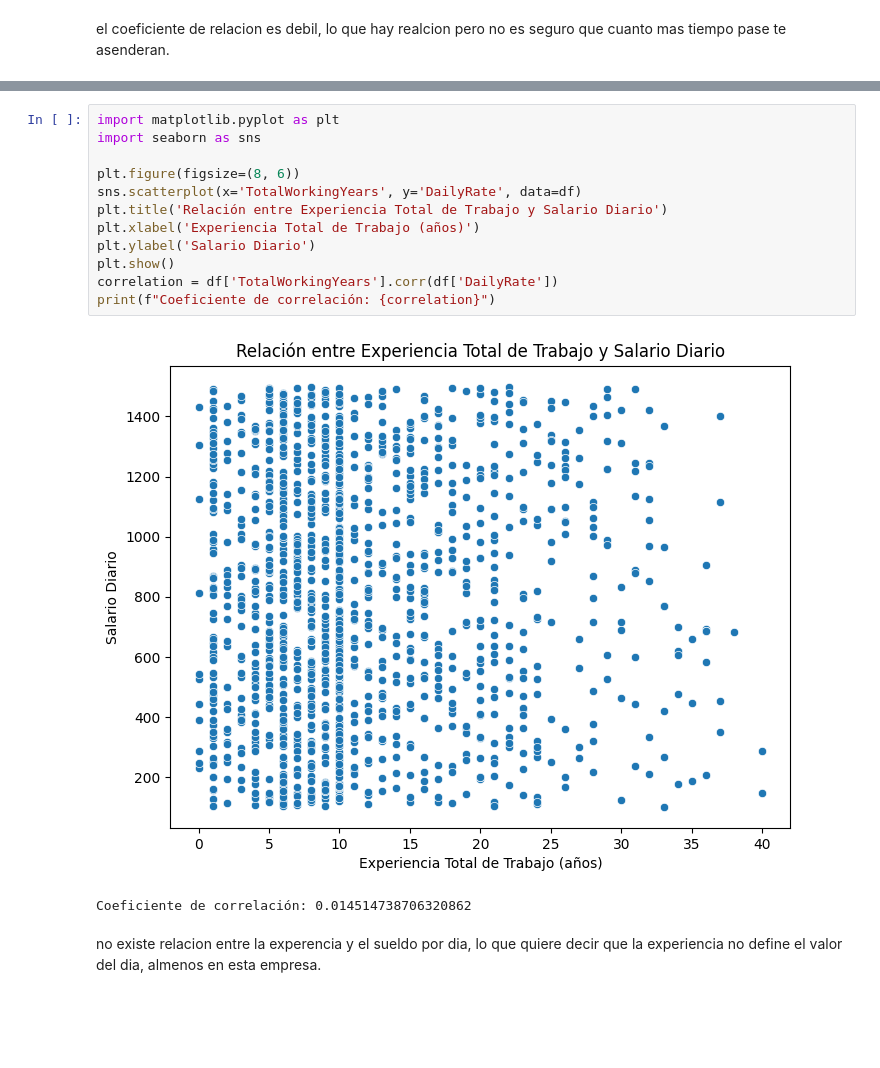
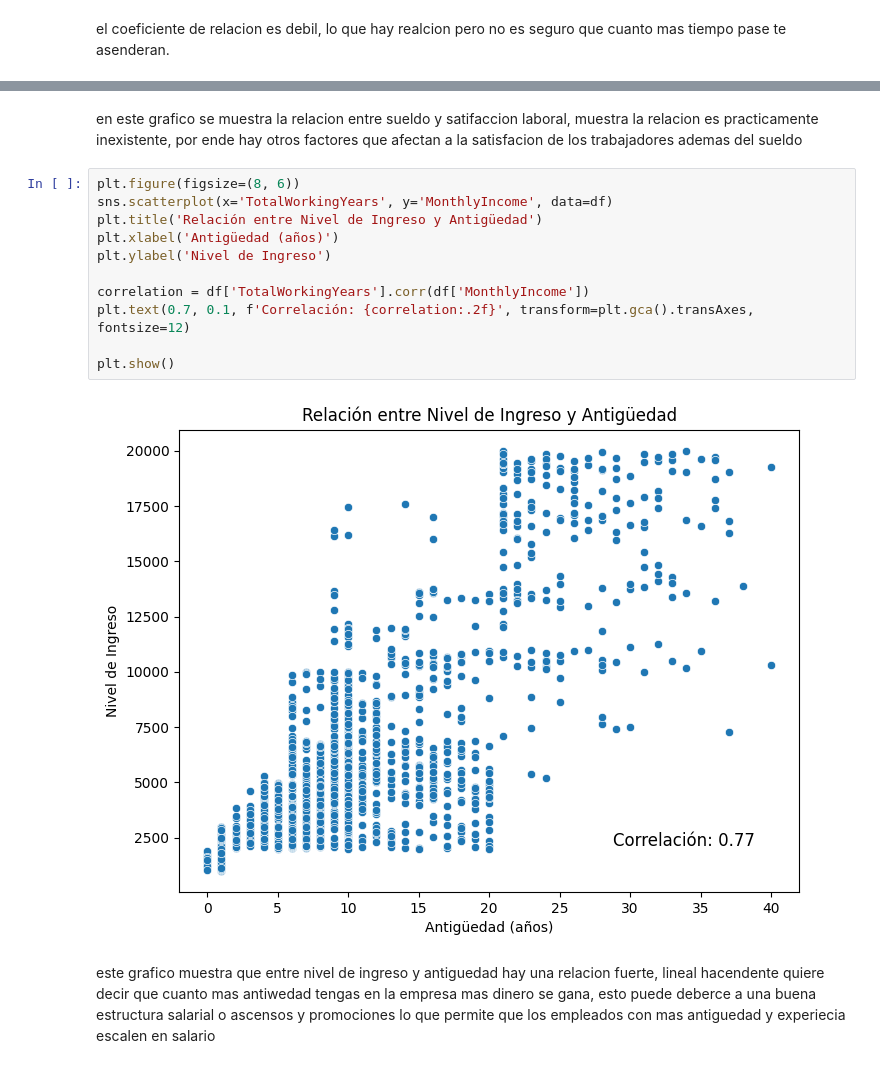
Before and after one commit to glYohanny/evaluacion_1_, a Jupyter notebook: evaluacion.ipynb, the cells around one changed output, grey strips where cells are left out. Saved outputs shown, nothing was run; the diff lists cells and outputs as text; blank space fills up the shorter version.

```diff
--- a/evaluacion.ipynb
+++ b/evaluacion.ipynb
@@ -237,17 +413,17 @@ el coeficiente de relacion es debil, lo que hay realcion pero no es seguro que c
+# %% [markdown]
+en este grafico se muestra la relacion entre sueldo y satifaccion laboral, muestra la relacion es practicamente inexistente, por ende hay otros factores que afectan a la satisfacion de los trabajadores ademas del sueldo
 # %%
-import matplotlib.pyplot as plt
-import seaborn as sns
+plt.figure(figsize=(8, 6))
+sns.scatterplot(x='TotalWorkingYears', y='MonthlyIncome', data=df)
+plt.title('Relación entre Nivel de Ingreso y Antigüedad')
+plt.xlabel('Antigüedad (años)')
+plt.ylabel('Nivel de Ingreso')
 
-plt.figure(figsize=(8, 6))
-sns.scatterplot(x='TotalWorkingYears', y='DailyRate', data=df)
-plt.title('Relación entre Experiencia Total de Trabajo y Salario Diario')
-plt.xlabel('Experiencia Total de Trabajo (años)')
-plt.ylabel('Salario Diario')
+correlation = df['TotalWorkingYears'].corr(df['MonthlyIncome'])
+plt.text(0.7, 0.1, f'Correlación: {correlation:.2f}', transform=plt.gca().transAxes, fontsize=12)
+
 plt.show()
-correlation = df['TotalWorkingYears'].corr(df['DailyRate'])
-print(f"Coeficiente de correlación: {correlation}")
 # %% [output]
-[figure, old version]
+[figure, new version]
-Coeficiente de correlación: 0.014514738706320862
-# %% [markdown]
-no existe relacion entre la experencia y el sueldo por dia, lo que quiere decir que la experiencia no define el valor del dia, almenos en esta empresa.
+# %% [markdown]
+este grafico muestra que entre nivel de ingreso y antiguedad hay una relacion fuerte, lineal hacendente quiere decir que cuanto mas antiwedad tengas en la empresa mas dinero se gana, esto puede deberce a una buena estructura salarial o ascensos y promociones lo que permite que los empleados con mas antiguedad y experiecia escalen en salario
```
Also changed, not shown: parts of 19 cells of this notebook.
